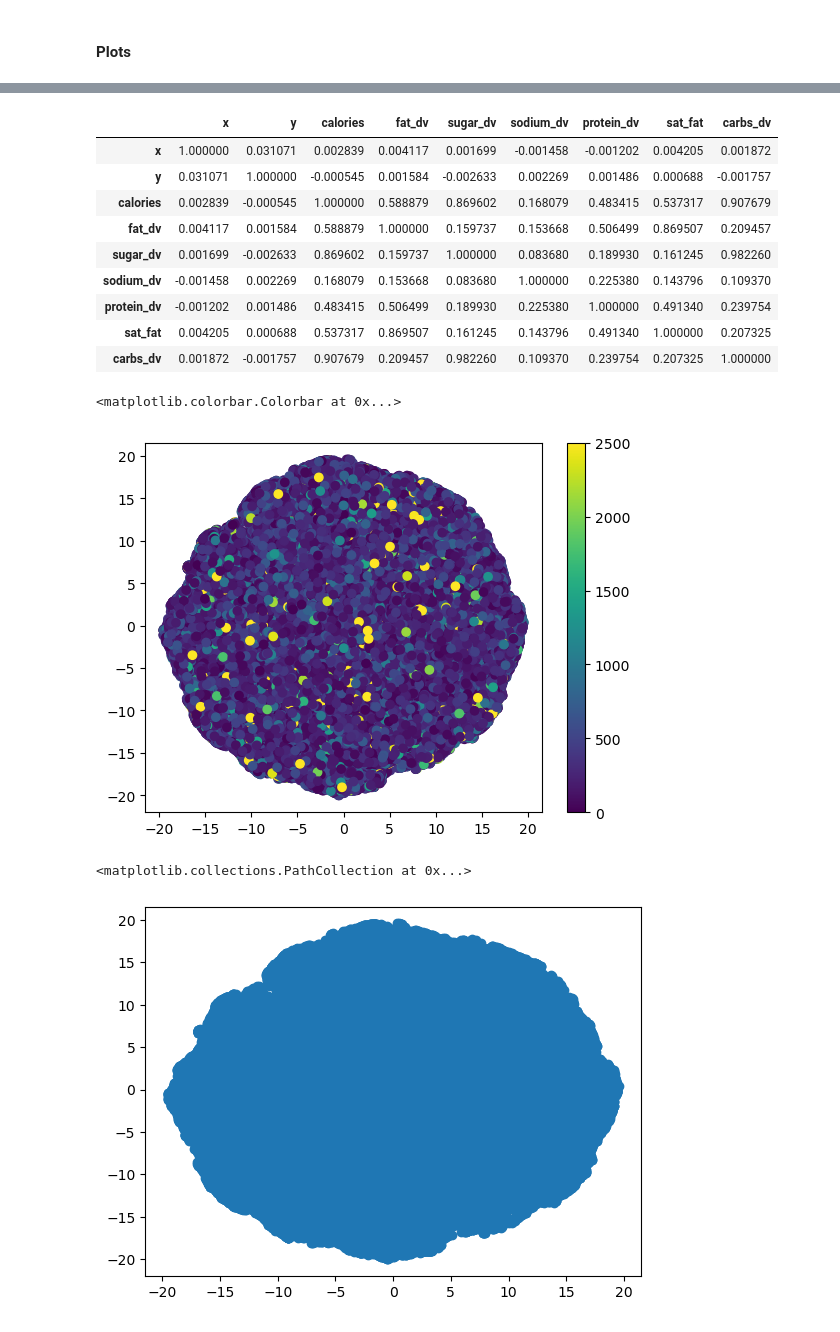
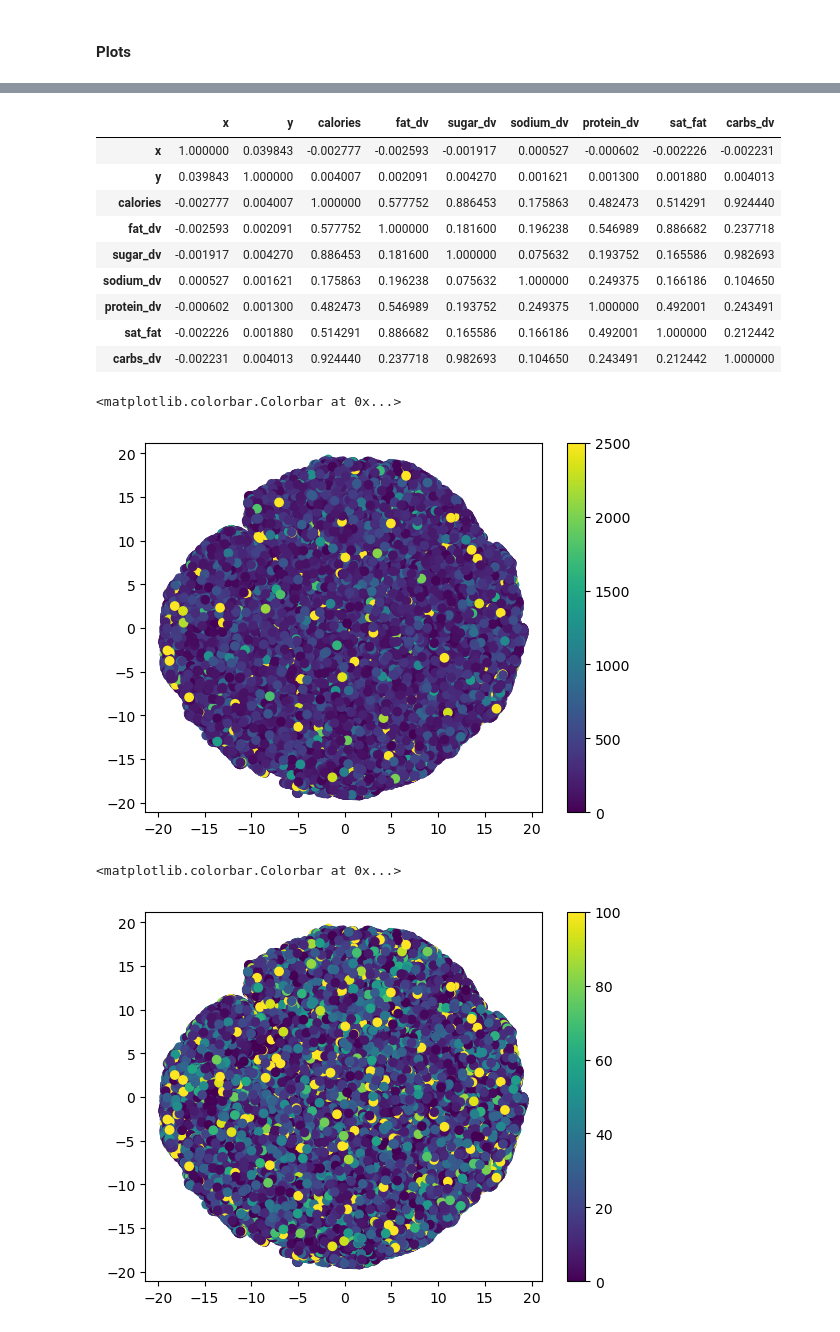
Before and after one commit to ML-7641-Fall-2022/RoboChef, a Jupyter notebook: notebooks/recommendation/b.1_latent_factor_visualisation.ipynb, the cells around one changed output, grey strips where cells are left out. Saved outputs shown, nothing was run; the diff lists cells and outputs as text; code cells hidden in the pictures.

```diff
--- a/notebooks/recommendation/b.1_latent_factor_visualisation.ipynb
+++ b/notebooks/recommendation/b.1_latent_factor_visualisation.ipynb
@@ -61,5 +74,5 @@ item_embeddings1_df.head()
 # %% [markdown]
 ### Create TSNE Embeddings
 # %%
-# tsne = TSNE(n_components=2, n_iter=500, verbose=1, random_state=1)
-# tsne_item1 = tsne.fit_transform(item_embeddings1_df.drop(columns=["item_id"]))
+tsne = TSNE(n_components=2, n_iter=500, verbose=1, random_state=1)
+tsne_item1 = tsne.fit_transform(item_embeddings1_df.drop(columns=["item_id"]))
@@ -66,9 +97,9 @@ item_embeddings1_df.head()
 # %%
-# tsne_projection = pd.DataFrame(columns=['x', 'y'], data=tsne_item1)
-# tsne_projection["item_id"] = item_embeddings1_df["item_id"]
-# tsne_projection.to_csv("../../data/recommendation/tsne_projection1.csv")
+tsne_projection = pd.DataFrame(columns=['x', 'y'], data=tsne_item1)
+tsne_projection["item_id"] = item_embeddings1_df["item_id"]
+tsne_projection.to_csv("../../data/recommendation/tsne_projection1.csv")
 # %%
-tsne_projection = pd.read_csv("../../data/recommendation/tsne_projection1.csv")
+# tsne_projection = pd.read_csv("../../data/recommendation/tsne_projection1.csv")
 # %% [markdown]
 ### Visualise
 # %%
@@ -141,28 +169,31 @@ merged[["calories"]].describe()
  dtype: float64)
 # %%
 merged["calories1"] = np.where(merged["calories"]<=2500, merged["calories"], 2500)
+merged["fat_dv1"] = np.where(merged["fat_dv"]<=100, merged["fat_dv"], 100)
+merged["protein_dv1"] = np.where(merged["protein_dv"]<=100, merged["protein_dv"], 100)
 # %%
 merged[["x","y",'calories','fat_dv',"sugar_dv",\
            "sodium_dv","protein_dv","sat_fat", "carbs_dv"]].corr()
 # %% [output]
 |  | x | y | calories | fat_dv | sugar_dv | sodium_dv | protein_dv | sat_fat | carbs_dv |
-| x | 1.000000 | 0.031071 | 0.002839 | 0.004117 | 0.001699 | -0.001458 | -0.001202 | 0.004205 | 0.001872 |
-| y | 0.031071 | 1.000000 | -0.000545 | 0.001584 | -0.002633 | 0.002269 | 0.001486 | 0.000688 | -0.001757 |
-| calories | 0.002839 | -0.000545 | 1.000000 | 0.588879 | 0.869602 | 0.168079 | 0.483415 | 0.537317 | 0.907679 |
-| fat_dv | 0.004117 | 0.001584 | 0.588879 | 1.000000 | 0.159737 | 0.153668 | 0.506499 | 0.869507 | 0.209457 |
-| sugar_dv | 0.001699 | -0.002633 | 0.869602 | 0.159737 | 1.000000 | 0.083680 | 0.189930 | 0.161245 | 0.982260 |
-| sodium_dv | -0.001458 | 0.002269 | 0.168079 | 0.153668 | 0.083680 | 1.000000 | 0.225380 | 0.143796 | 0.109370 |
-| protein_dv | -0.001202 | 0.001486 | 0.483415 | 0.506499 | 0.189930 | 0.225380 | 1.000000 | 0.491340 | 0.239754 |
-| sat_fat | 0.004205 | 0.000688 | 0.537317 | 0.869507 | 0.161245 | 0.143796 | 0.491340 | 1.000000 | 0.207325 |
-| carbs_dv | 0.001872 | -0.001757 | 0.907679 | 0.209457 | 0.982260 | 0.109370 | 0.239754 | 0.207325 | 1.000000 |
+| x | 1.000000 | 0.039843 | -0.002777 | -0.002593 | -0.001917 | 0.000527 | -0.000602 | -0.002226 | -0.002231 |
+| y | 0.039843 | 1.000000 | 0.004007 | 0.002091 | 0.004270 | 0.001621 | 0.001300 | 0.001880 | 0.004013 |
+| calories | -0.002777 | 0.004007 | 1.000000 | 0.577752 | 0.886453 | 0.175863 | 0.482473 | 0.514291 | 0.924440 |
+| fat_dv | -0.002593 | 0.002091 | 0.577752 | 1.000000 | 0.181600 | 0.196238 | 0.546989 | 0.886682 | 0.237718 |
+| sugar_dv | -0.001917 | 0.004270 | 0.886453 | 0.181600 | 1.000000 | 0.075632 | 0.193752 | 0.165586 | 0.982693 |
+| sodium_dv | 0.000527 | 0.001621 | 0.175863 | 0.196238 | 0.075632 | 1.000000 | 0.249375 | 0.166186 | 0.104650 |
+| protein_dv | -0.000602 | 0.001300 | 0.482473 | 0.546989 | 0.193752 | 0.249375 | 1.000000 | 0.492001 | 0.243491 |
+| sat_fat | -0.002226 | 0.001880 | 0.514291 | 0.886682 | 0.165586 | 0.166186 | 0.492001 | 1.000000 | 0.212442 |
+| carbs_dv | -0.002231 | 0.004013 | 0.924440 | 0.237718 | 0.982693 | 0.104650 | 0.243491 | 0.212442 | 1.000000 |
 # %%
 plt.scatter(merged["x"], merged["y"], c=merged["calories1"], cmap='viridis')
 plt.colorbar()
 # %% [output]
 <matplotlib.colorbar.Colorbar at 0x...>
-[figure, old version]
+[figure, new version]
 # %%
-plt.scatter(merged["x"],merged["y"],co)
+plt.scatter(merged["x"], merged["y"], c=merged["fat_dv1"], cmap='viridis')
+plt.colorbar()
 # %% [output]
-<matplotlib.collections.PathCollection at 0x...>
+<matplotlib.colorbar.Colorbar at 0x...>
-[figure, old version]
+[figure, new version]
```
Also changed, not shown: parts of 22 cells of this notebook, 2 other files.
